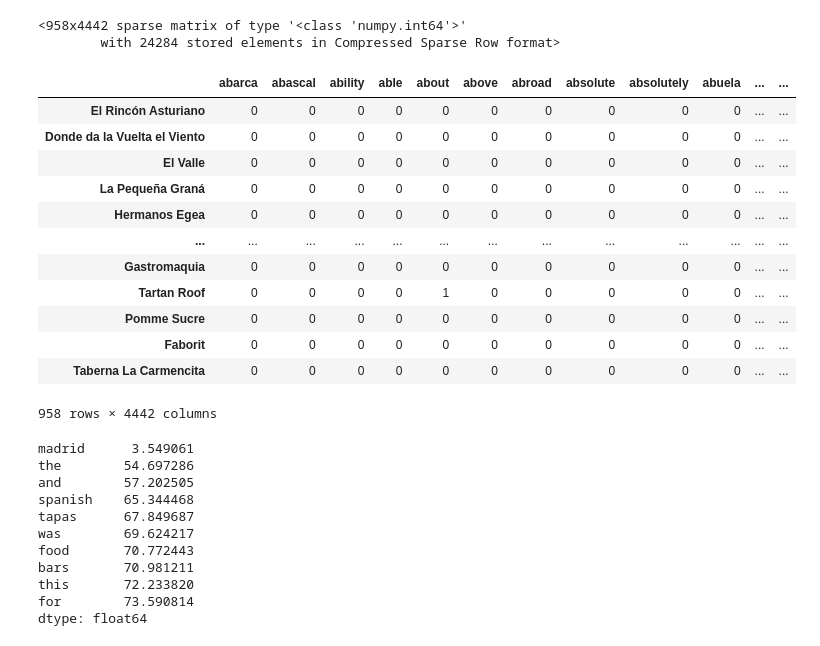
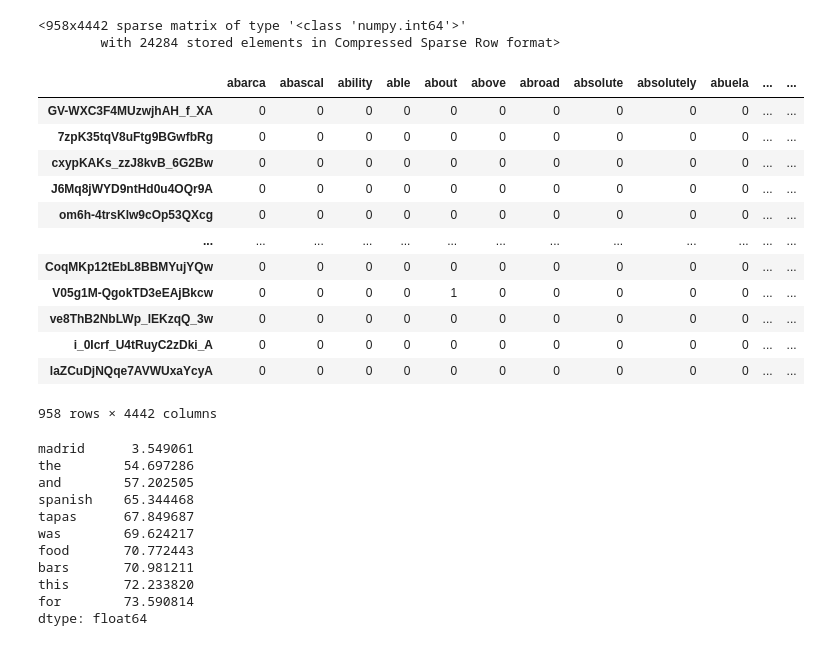
Before and after one commit to marinagoju/Oilly-Recommender, a Jupyter notebook: Notebooks/Recomendador.ipynb, the cells around one changed output. Saved outputs shown, nothing was run; the diff lists cells and outputs as text; code cells hidden in the pictures.

```diff
--- a/Notebooks/Recomendador.ipynb
+++ b/Notebooks/Recomendador.ipynb
@@ -145,22 +146,22 @@ MatrizFrecuencias
 # %%
 # Visualizacion matriz de Frecuencias
 
-X = pd.DataFrame(data=MatrizFrecuencias.toarray(), index= dataset['name'].values,
+X = pd.DataFrame(data=MatrizFrecuencias.toarray(), index= dataset['id'].values,
                 columns=vectorizer.get_feature_names_out())
 X
 # %% [output]
 |  | abarca | abascal | ability | able | about | above | abroad | absolute | absolutely | abuela | ... | ... |
-| El Rincón Asturiano | 0 | 0 | 0 | 0 | 0 | 0 | 0 | 0 | 0 | 0 | ... | ... |
-| Donde da la Vuelta el Viento | 0 | 0 | 0 | 0 | 0 | 0 | 0 | 0 | 0 | 0 | ... | ... |
-| El Valle | 0 | 0 | 0 | 0 | 0 | 0 | 0 | 0 | 0 | 0 | ... | ... |
-| La Pequeña Graná | 0 | 0 | 0 | 0 | 0 | 0 | 0 | 0 | 0 | 0 | ... | ... |
-| Hermanos Egea | 0 | 0 | 0 | 0 | 0 | 0 | 0 | 0 | 0 | 0 | ... | ... |
+| GV-WXC3F4MUzwjhAH_f_XA | 0 | 0 | 0 | 0 | 0 | 0 | 0 | 0 | 0 | 0 | ... | ... |
+| 7zpK35tqV8uFtg9BGwfbRg | 0 | 0 | 0 | 0 | 0 | 0 | 0 | 0 | 0 | 0 | ... | ... |
+| cxypKAKs_zzJ8kvB_6G2Bw | 0 | 0 | 0 | 0 | 0 | 0 | 0 | 0 | 0 | 0 | ... | ... |
+| J6Mq8jWYD9ntHd0u4OQr9A | 0 | 0 | 0 | 0 | 0 | 0 | 0 | 0 | 0 | 0 | ... | ... |
+| om6h-4trsKlw9cOp53QXcg | 0 | 0 | 0 | 0 | 0 | 0 | 0 | 0 | 0 | 0 | ... | ... |
 | ... | ... | ... | ... | ... | ... | ... | ... | ... | ... | ... | ... | ... |
-| Gastromaquia | 0 | 0 | 0 | 0 | 0 | 0 | 0 | 0 | 0 | 0 | ... | ... |
-| Tartan Roof | 0 | 0 | 0 | 0 | 1 | 0 | 0 | 0 | 0 | 0 | ... | ... |
-| Pomme Sucre | 0 | 0 | 0 | 0 | 0 | 0 | 0 | 0 | 0 | 0 | ... | ... |
-| Faborit | 0 | 0 | 0 | 0 | 0 | 0 | 0 | 0 | 0 | 0 | ... | ... |
-| Taberna La Carmencita | 0 | 0 | 0 | 0 | 0 | 0 | 0 | 0 | 0 | 0 | ... | ... |
+| CoqMKp12tEbL8BBMYujYQw | 0 | 0 | 0 | 0 | 0 | 0 | 0 | 0 | 0 | 0 | ... | ... |
+| V05g1M-QgokTD3eEAjBkcw | 0 | 0 | 0 | 0 | 1 | 0 | 0 | 0 | 0 | 0 | ... | ... |
+| ve8ThB2NbLWp_lEKzqQ_3w | 0 | 0 | 0 | 0 | 0 | 0 | 0 | 0 | 0 | 0 | ... | ... |
+| i_0Icrf_U4tRuyC2zDki_A | 0 | 0 | 0 | 0 | 0 | 0 | 0 | 0 | 0 | 0 | ... | ... |
+| laZCuDjNQqe7AVWUxaYcyA | 0 | 0 | 0 | 0 | 0 | 0 | 0 | 0 | 0 | 0 | ... | ... |
 958 rows × 4442 columns
 # %%
 # Porcentaje de ceros por palabras, nos hacemos una idea de que palabras se repiten mucho y tienen menos importancia para el análisis
```
Also changed, not shown: parts of 6 cells of this notebook.
